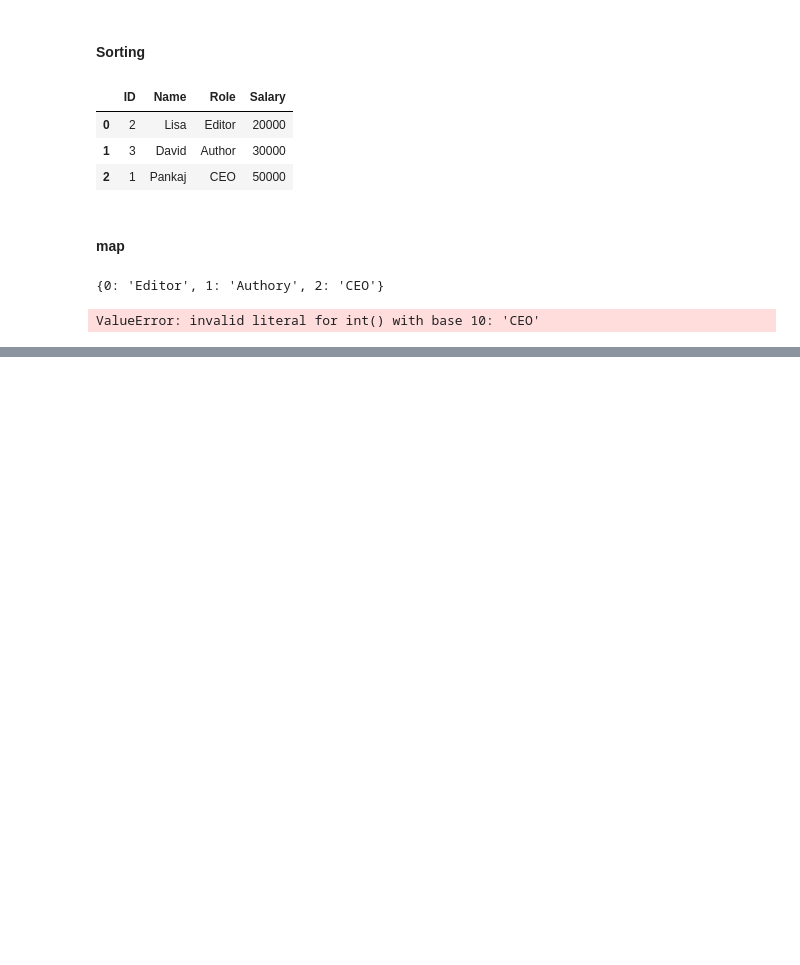
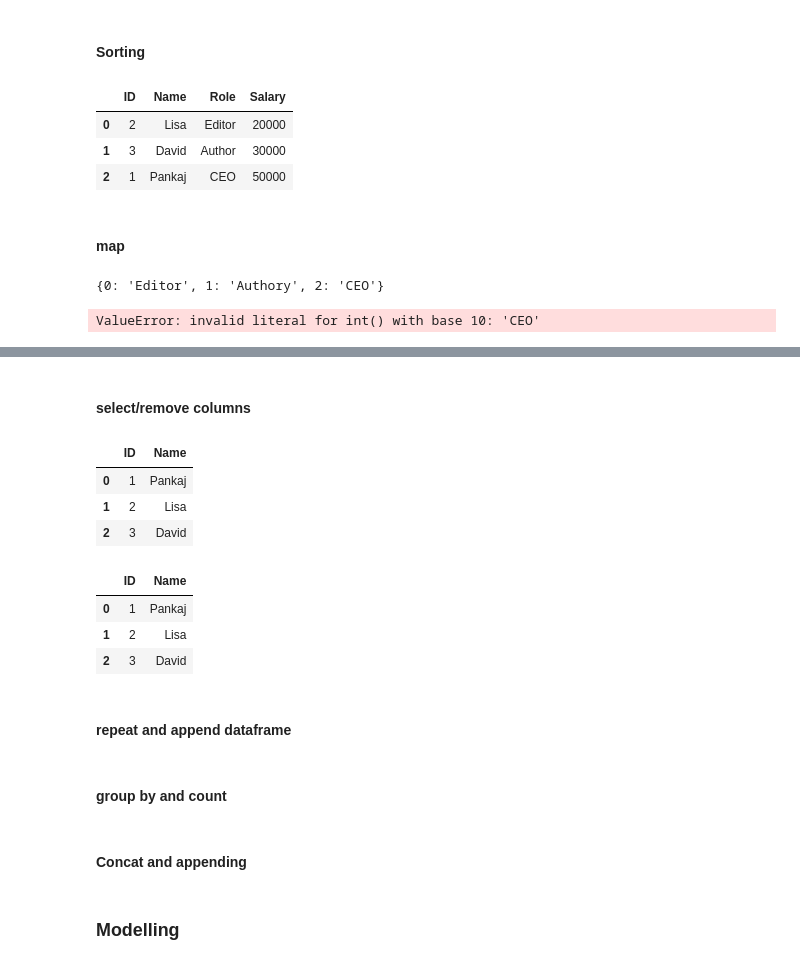
Before and after one commit to nitishiitkgp/SQL_R_Python, a Jupyter notebook: ML_DS_Syntax.ipynb, the cells around one changed output, grey strips where cells are left out. Drawn from its saved outputs; the diff is of its cells as text; code cells hidden in the pictures; blank space fills up the shorter version.

```diff
--- a/ML_DS_Syntax.ipynb
+++ b/ML_DS_Syntax.ipynb
@@ -278,0 +299,28 @@ ValueError: invalid literal for int() with base 10: 'CEO'
+# %% [markdown]
+#### select/remove columns
+# %%
+cols_to_rm = ['Role','Salary']
+df_removed_cols = df_unmelted.drop(cols_to_rm, axis=1)
+df_removed_cols
+# %% [output]
+|  | ID | Name |
+| 0 | 1 | Pankaj |
+| 1 | 2 | Lisa |
+| 2 | 3 | David |
+# %%
+cols_to_select = ['ID','Name']
+df_selected_cols = df_unmelted[cols_to_select]
+df_selected_cols
+# %% [output]
+|  | ID | Name |
+| 0 | 1 | Pankaj |
+| 1 | 2 | Lisa |
+| 2 | 3 | David |
+# %% [markdown]
+#### repeat and append dataframe
+# %% [markdown]
+#### group by and count
+# %% [markdown]
+#### Concat and appending
+# %% [markdown]
+### Modelling
```
Also changed, not shown: parts of 13 cells of this notebook.
